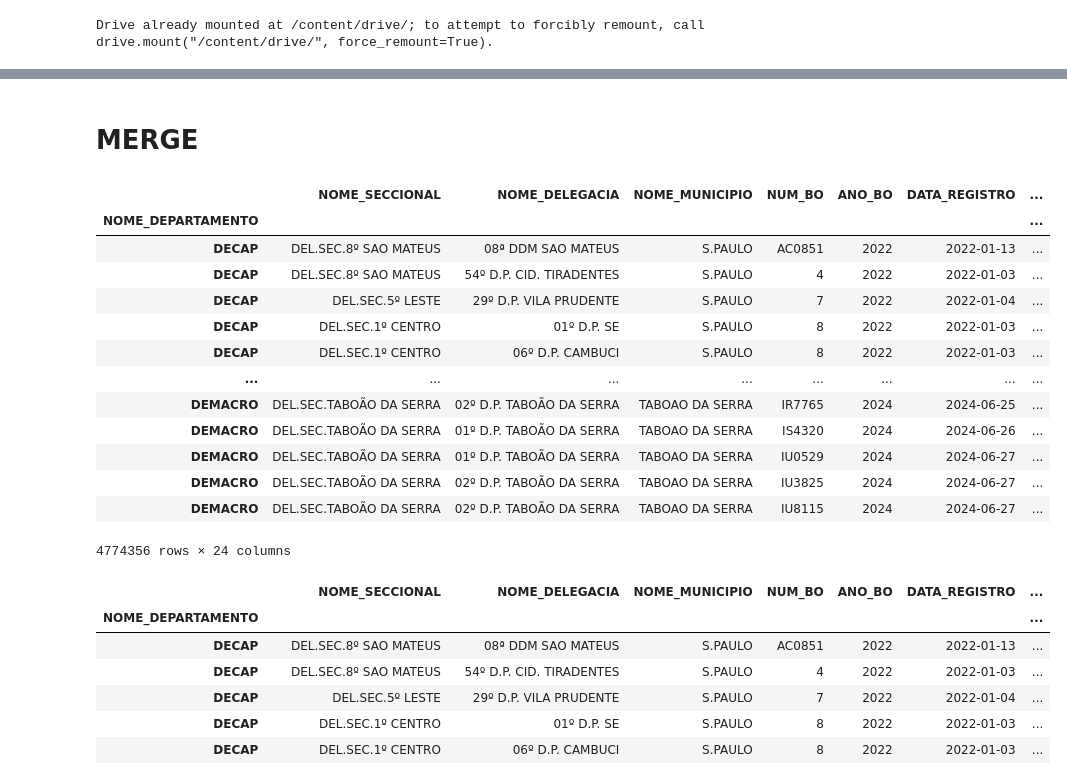
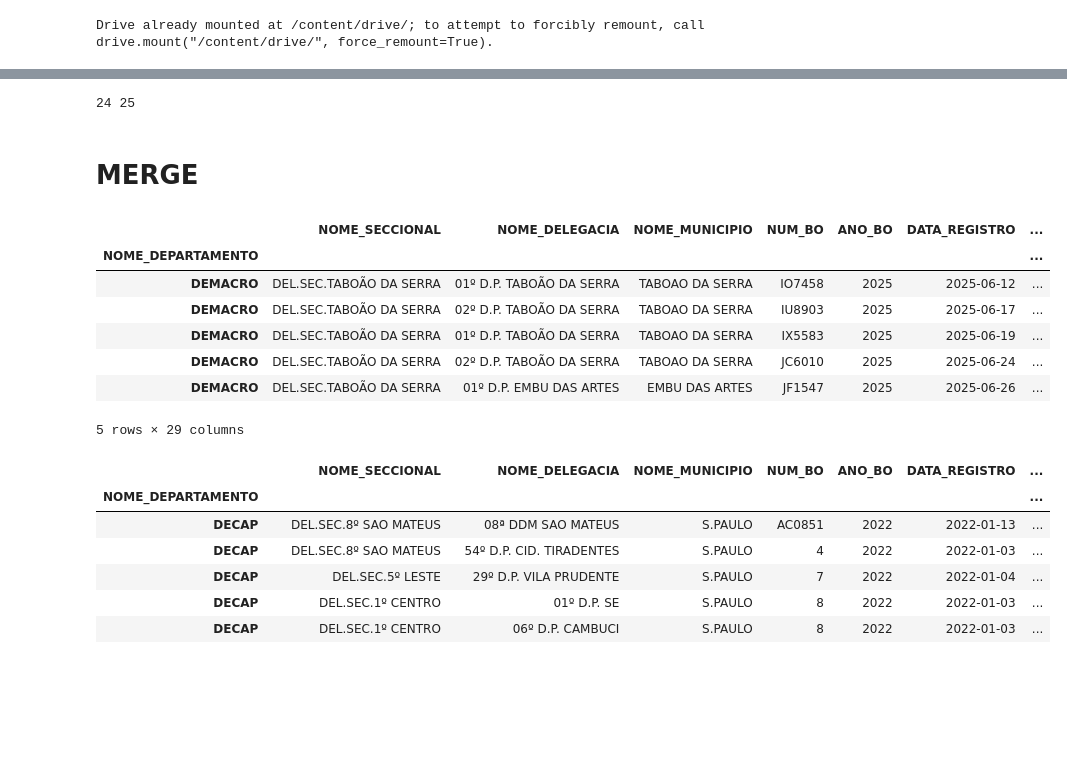
Before and after one commit to 0kauaa/projeto-integrador-I, a Jupyter notebook: notebooks/2_merge.ipynb, the cells around one changed output, grey strips where cells are left out. Saved outputs shown, nothing was run; the diff lists cells and outputs as text; code cells hidden in the pictures; blank space fills up the shorter version.

Commit message:
arruma os indices das sheets de 2025 no merge.

```diff
--- a/notebooks/2_merge.ipynb
+++ b/notebooks/2_merge.ipynb
@@ -69,11 +69,11 @@ second_path2024 = "/content/drive/My Drive/projeto-integrador-I/data/raw/2nd_202
 first_df_2024  = pd.read_csv(first_path2024, index_col=0)
 second_df_2024 = pd.read_csv(first_path2024, index_col=0)
 # %%
-# dados de 2024
+# dados de 2025
 
 first_path2025  = "/content/drive/My Drive/projeto-integrador-I/data/raw/1st_2025.xlsx"
 second_path2025 = "/content/drive/My Drive/projeto-integrador-I/data/raw/2nd_2025.xlsx"
 
-first_df_2025  = pd.read_csv(first_path2024, index_col=0)
-second_df_2025 = pd.read_csv(first_path2024, index_col=0)
+first_df_2025  = pd.read_csv(first_path2025, index_col=0)
+second_df_2025 = pd.read_csv(first_path2025, index_col=0)
 # %%
@@ -95,0 +96,5 @@ first_df_2024
+# %%
+# o ano de 2025 tem 3 colunas a mais (cmd, ctl, cia)
+df2025 = pd.concat([first_df_2025, second_df_2025], axis=0)
+df2025 = df2025.drop(columns=['CMD', 'BTL', 'CIA'], axis=1) # remover para o merge
+df2025.tail()
@@ -96,30 +146,27 @@ first_df_2024
+# %%
+print(len(first_df_2024.columns), len(df2025.columns))
+# %% [output]
+24 25
 # %% [markdown]
 # MERGE
 # %%
 # junção dos dados
 
 list_df = [first_df_2022_renamed, second_df_2022_renamed,
            first_df_2023, second_df_2023,
-           first_df_2024, second_df_2024,
-           first_df_2025, second_df_2025]
+           df2025]
 
 df_merged = pd.concat(list_df, axis=0)
-df_merged
+df_merged.tail()
 # %% [output]
 |  | NOME_SECCIONAL | NOME_DELEGACIA | NOME_MUNICIPIO | NUM_BO | ANO_BO | DATA_REGISTRO | ... |
 | NOME_DEPARTAMENTO |  |  |  |  |  |  | ... |
-| DECAP | DEL.SEC.8º SAO MATEUS | 08ª DDM SAO MATEUS | S.PAULO | AC0851 | 2022 | 2022-01-13 | ... |
-| DECAP | DEL.SEC.8º SAO MATEUS | 54º D.P. CID. TIRADENTES | S.PAULO | 4 | 2022 | 2022-01-03 | ... |
-| DECAP | DEL.SEC.5º LESTE | 29º D.P. VILA PRUDENTE | S.PAULO | 7 | 2022 | 2022-01-04 | ... |
-| DECAP | DEL.SEC.1º CENTRO | 01º D.P. SE | S.PAULO | 8 | 2022 | 2022-01-03 | ... |
-| DECAP | DEL.SEC.1º CENTRO | 06º D.P. CAMBUCI | S.PAULO | 8 | 2022 | 2022-01-03 | ... |
-| ... | ... | ... | ... | ... | ... | ... | ... |
-| DEMACRO | DEL.SEC.TABOÃO DA SERRA | 02º D.P. TABOÃO DA SERRA | TABOAO DA SERRA | IR7765 | 2024 | 2024-06-25 | ... |
-| DEMACRO | DEL.SEC.TABOÃO DA SERRA | 01º D.P. TABOÃO DA SERRA | TABOAO DA SERRA | IS4320 | 2024 | 2024-06-26 | ... |
-| DEMACRO | DEL.SEC.TABOÃO DA SERRA | 01º D.P. TABOÃO DA SERRA | TABOAO DA SERRA | IU0529 | 2024 | 2024-06-27 | ... |
-| DEMACRO | DEL.SEC.TABOÃO DA SERRA | 02º D.P. TABOÃO DA SERRA | TABOAO DA SERRA | IU3825 | 2024 | 2024-06-27 | ... |
-| DEMACRO | DEL.SEC.TABOÃO DA SERRA | 02º D.P. TABOÃO DA SERRA | TABOAO DA SERRA | IU8115 | 2024 | 2024-06-27 | ... |
+| DEMACRO | DEL.SEC.TABOÃO DA SERRA | 01º D.P. TABOÃO DA SERRA | TABOAO DA SERRA | IO7458 | 2025 | 2025-06-12 | ... |
+| DEMACRO | DEL.SEC.TABOÃO DA SERRA | 02º D.P. TABOÃO DA SERRA | TABOAO DA SERRA | IU8903 | 2025 | 2025-06-17 | ... |
+| DEMACRO | DEL.SEC.TABOÃO DA SERRA | 01º D.P. TABOÃO DA SERRA | TABOAO DA SERRA | IX5583 | 2025 | 2025-06-19 | ... |
+| DEMACRO | DEL.SEC.TABOÃO DA SERRA | 02º D.P. TABOÃO DA SERRA | TABOAO DA SERRA | JC6010 | 2025 | 2025-06-24 | ... |
+| DEMACRO | DEL.SEC.TABOÃO DA SERRA | 01º D.P. EMBU DAS ARTES | EMBU DAS ARTES | JF1547 | 2025 | 2025-06-26 | ... |
-4774356 rows × 24 columns
+5 rows × 29 columns
 # %%
 # normalizando "desc"
 
```
Also changed, not shown: parts of 4 cells of this notebook, 3 other files.
